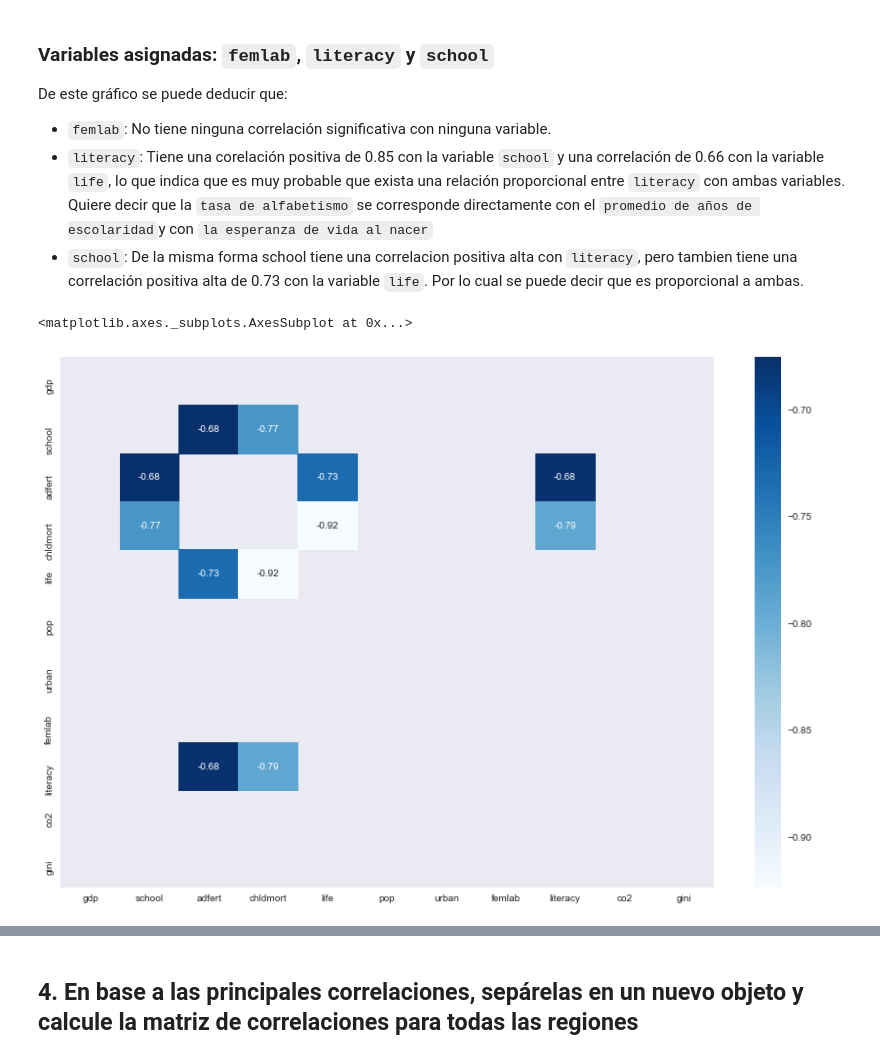
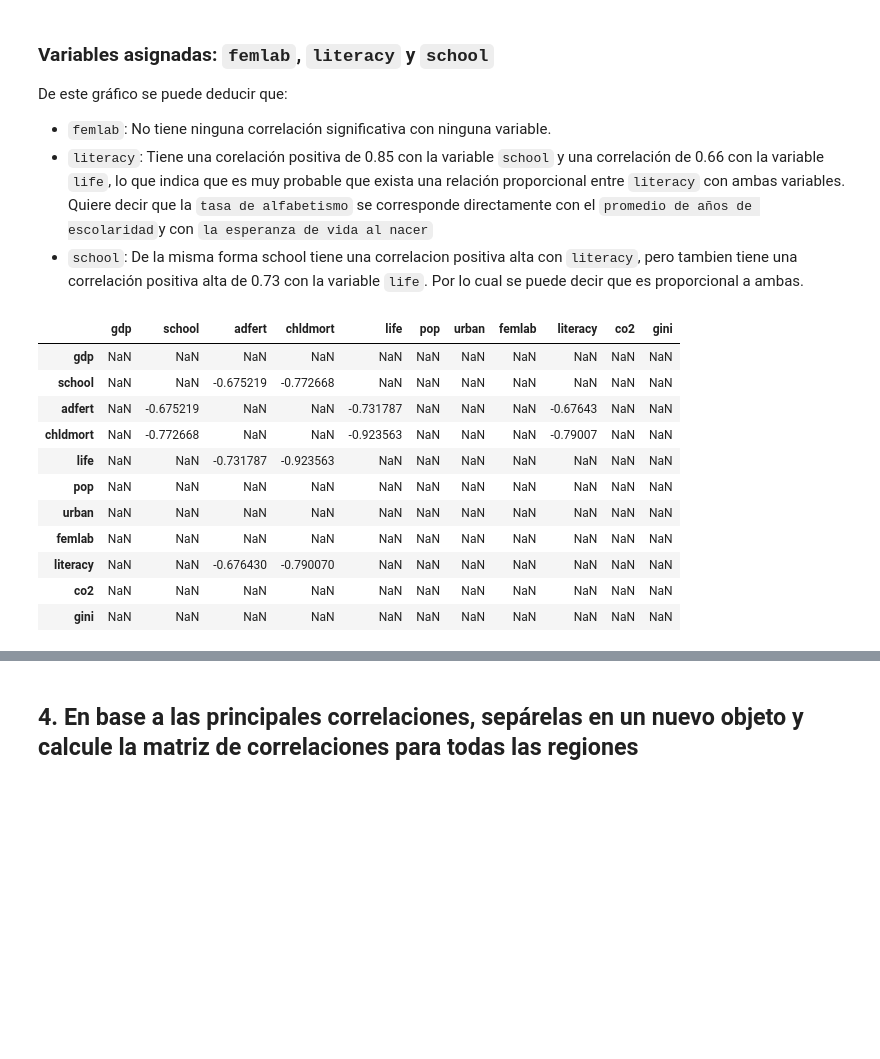
Before and after one commit to lporras/data-science-desafio, a Jupyter notebook: 2-modulo-fundamentos-data-science/hipótesis_y_correlación/desafios/graficos_y_correlacion/Desafio 2526 Gráficos y Correlación.ipynb, the cells around one changed output, grey strips where cells are left out. Saved outputs shown, nothing was run; the diff lists cells and outputs as text; code cells hidden in the pictures; blank space fills up the shorter version.

```diff
--- a/2-modulo-fundamentos-data-science/hipótesis_y_correlación/desafios/graficos_y_correlacion/Desafio 2526 Gráficos y Correlación.ipynb
+++ b/2-modulo-fundamentos-data-science/hipótesis_y_correlación/desafios/graficos_y_correlacion/Desafio 2526 Gráficos y Correlación.ipynb
@@ -187,9 +187,18 @@ Quiere decir que la `tasa de alfabetismo` se corresponde directamente con el `pr
 # %%
 df_sub = df.loc[:,'country':'gini']
 corr = df_sub.corr()
 corr=corr[corr < -0.6]
-plt.figure(figsize=(15,10))
-sns.heatmap(corr, cmap='Blues',annot=True)
+corr
 # %% [output]
-<matplotlib.axes._subplots.AxesSubplot at 0x...>
-[figure, removed]
+|  | gdp | school | adfert | chldmort | life | pop | urban | femlab | literacy | co2 | gini |
+| gdp | NaN | NaN | NaN | NaN | NaN | NaN | NaN | NaN | NaN | NaN | NaN |
+| school | NaN | NaN | -0.675219 | -0.772668 | NaN | NaN | NaN | NaN | NaN | NaN | NaN |
+| adfert | NaN | -0.675219 | NaN | NaN | -0.731787 | NaN | NaN | NaN | -0.67643 | NaN | NaN |
+| chldmort | NaN | -0.772668 | NaN | NaN | -0.923563 | NaN | NaN | NaN | -0.79007 | NaN | NaN |
+| life | NaN | NaN | -0.731787 | -0.923563 | NaN | NaN | NaN | NaN | NaN | NaN | NaN |
+| pop | NaN | NaN | NaN | NaN | NaN | NaN | NaN | NaN | NaN | NaN | NaN |
+| urban | NaN | NaN | NaN | NaN | NaN | NaN | NaN | NaN | NaN | NaN | NaN |
+| femlab | NaN | NaN | NaN | NaN | NaN | NaN | NaN | NaN | NaN | NaN | NaN |
+| literacy | NaN | NaN | -0.676430 | -0.790070 | NaN | NaN | NaN | NaN | NaN | NaN | NaN |
+| co2 | NaN | NaN | NaN | NaN | NaN | NaN | NaN | NaN | NaN | NaN | NaN |
+| gini | NaN | NaN | NaN | NaN | NaN | NaN | NaN | NaN | NaN | NaN | NaN |
```
Also changed, not shown: parts of 11 cells of this notebook.
